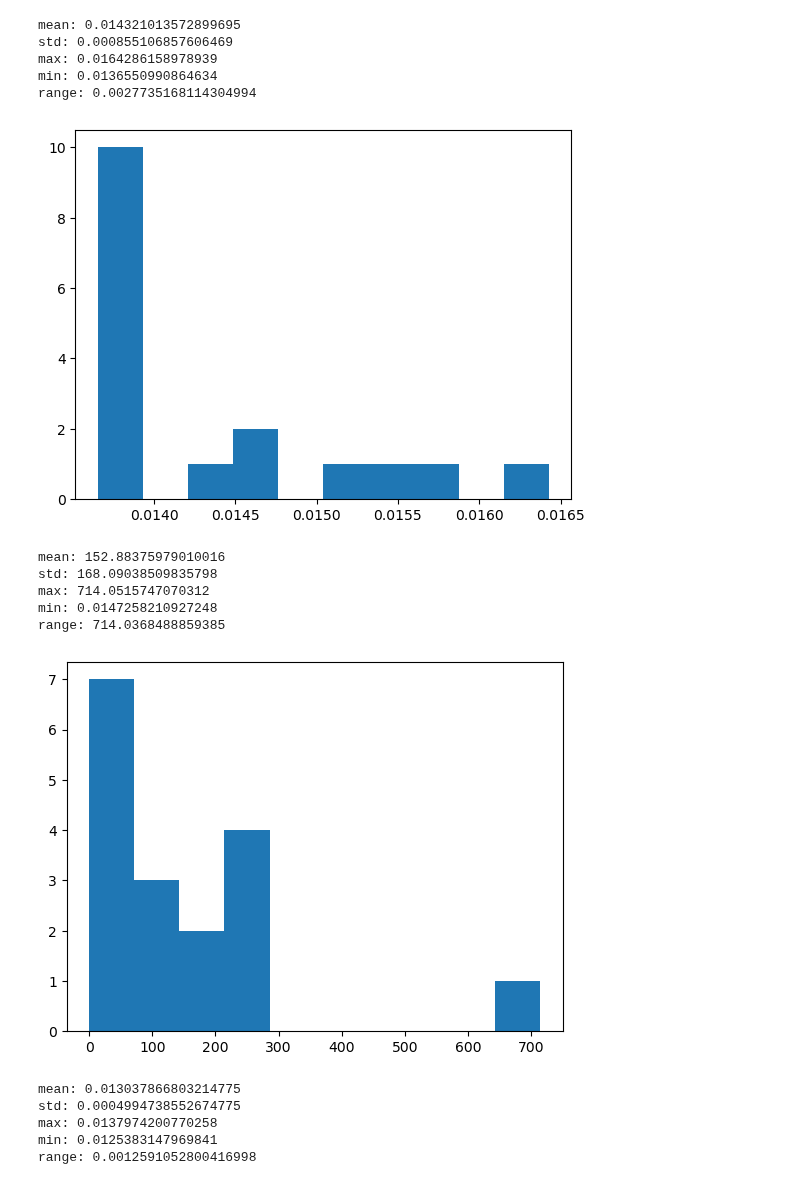
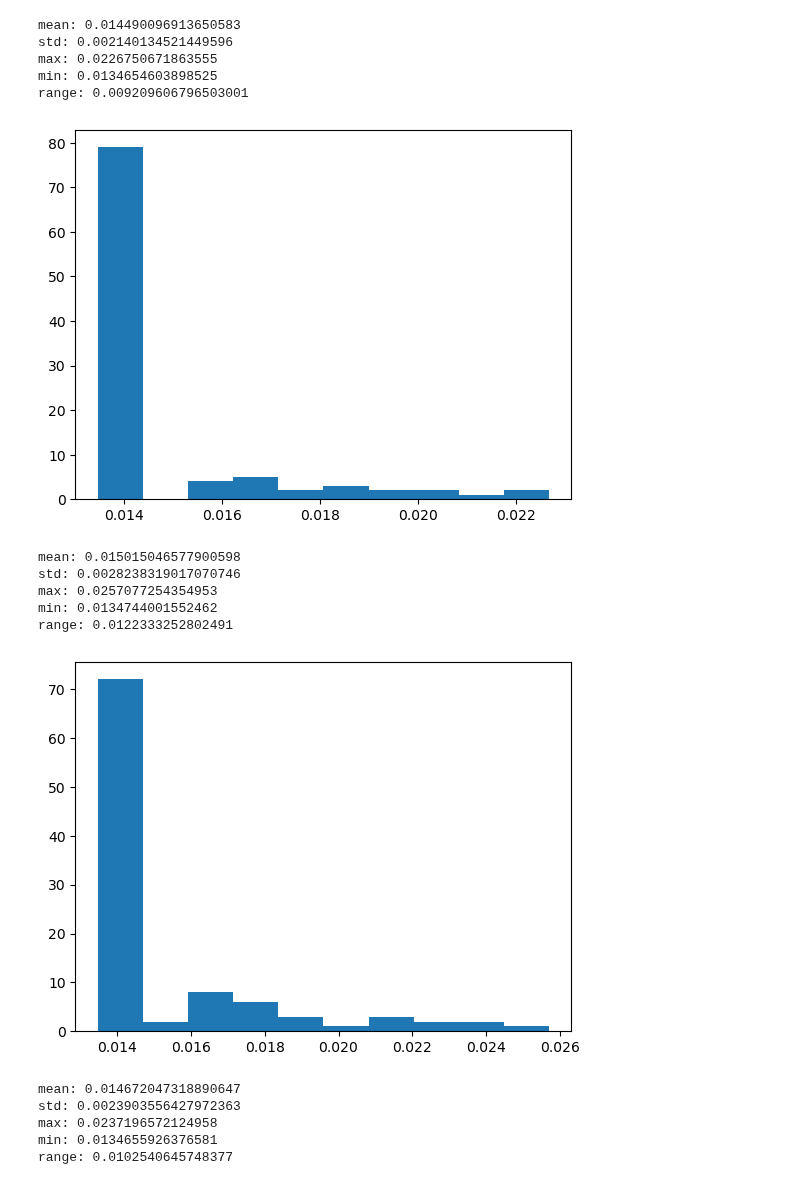
Before and after one commit to paopaoch/Mouse-V1, a Jupyter notebook: utils/nes_loss_plots.ipynb, the cells around one changed output. Cells and saved outputs as stored; diff of their text form; code cells hidden in the pictures.

```diff
--- a/utils/nes_loss_plots.ipynb
+++ b/utils/nes_loss_plots.ipynb
@@ -117,8 +118,8 @@ def print_loss_analysis(array: np.ndarray):
     plt.show()
 # %%
 print_loss_analysis(loss_df["mean"].to_numpy().squeeze())
-print_loss_analysis(loss_df["avg"].to_numpy().squeeze())
-print_loss_analysis(loss_df["min"].to_numpy().squeeze())
-print_loss_analysis(loss_df["max"].to_numpy().squeeze())
+print_loss_analysis(loss_df["avg_accepted"].to_numpy().squeeze())
+print_loss_analysis(loss_df["min_accepted"].to_numpy().squeeze())
+print_loss_analysis(loss_df["max_accepted"].to_numpy().squeeze())
 print_loss_analysis(loss_df["mmd"].to_numpy().squeeze())
 # %% [output]
@@ -137,17 +138,17 @@ range: 220.0671828975901
-mean: 0.014321013572899695
-std: 0.000855106857606469
-max: 0.0164286158978939
-min: 0.0136550990864634
-range: 0.0027735168114304994
+mean: 0.014490096913650583
+std: 0.002140134521449596
+max: 0.0226750671863555
+min: 0.0134654603898525
+range: 0.009209606796503001
-[figure, old version]
+[figure, new version]
-mean: 152.88375979010016
-std: 168.09038509835798
-max: 714.0515747070312
-min: 0.0147258210927248
-range: 714.0368488859385
+mean: 0.015015046577900598
+std: 0.0028238319017070746
+max: 0.0257077254354953
+min: 0.0134744001552462
+range: 0.0122333252802491
-[figure, old version]
+[figure, new version]
-mean: 0.013037866803214775
-std: 0.0004994738552674775
-max: 0.0137974200770258
-min: 0.0125383147969841
-range: 0.0012591052800416998
+mean: 0.014672047318890647
+std: 0.0023903556427972363
+max: 0.0237196572124958
+min: 0.0134655926376581
+range: 0.0102540645748377
```
Also changed, not shown: parts of 7 cells of this notebook, 3 other files.
